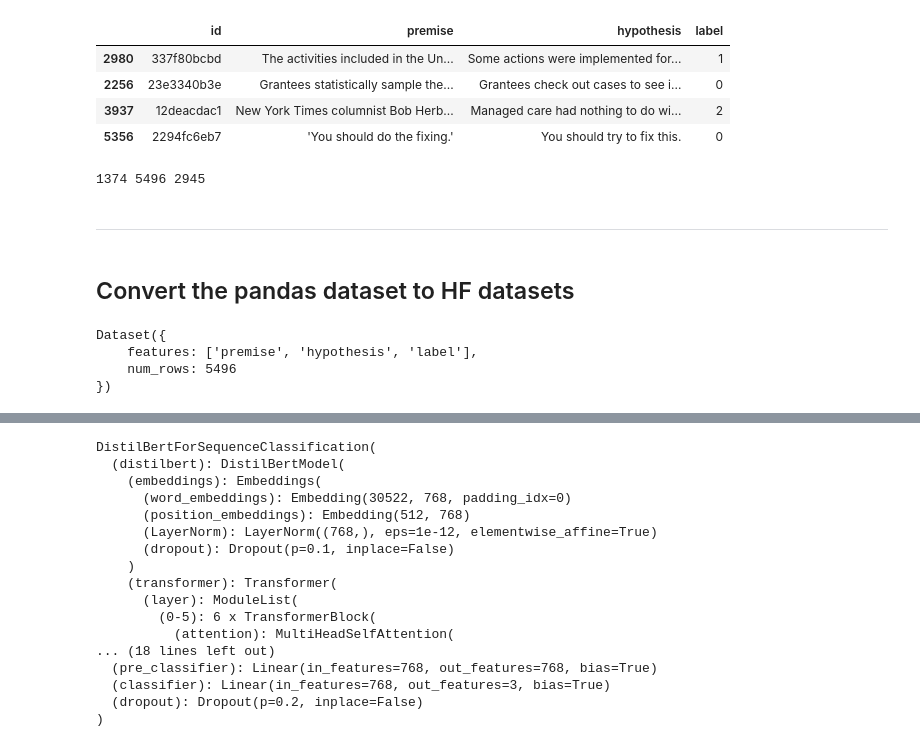
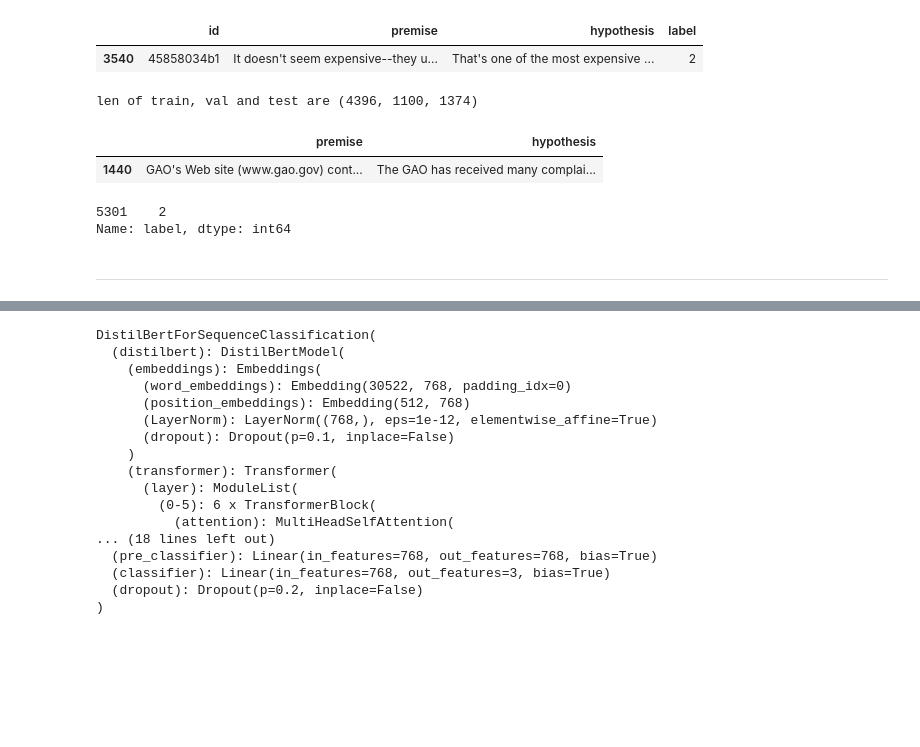
Before and after one commit to vishwjeetgithub/seq-classification-huggingface, a Jupyter notebook: train_with_pytorch.ipynb, the cells around one changed output, grey strips where cells are left out. Drawn from its saved outputs; the diff is of its cells as text; code cells hidden in the pictures; blank space fills up the shorter version.

```diff
--- a/train_with_pytorch.ipynb
+++ b/train_with_pytorch.ipynb
@@ -14,8 +15,0 @@ test_df = pd.read_csv("data/testing_data.csv")
-# %%
-train_df.sample(4)
-# %% [output]
-|  | id | premise | hypothesis | label |
-| 2980 | 337f80bcbd | The activities included in the Un... | Some actions were implemented for... | 1 |
-| 2256 | 23e3340b3e | Grantees statistically sample the... | Grantees check out cases to see i... | 0 |
-| 3937 | 12deacdac1 | New York Times columnist Bob Herb... | Managed care had nothing to do wi... | 2 |
-| 5356 | 2294fc6eb7 | 'You should do the fixing.' | You should try to fix this. | 0 |
@@ -26,4 +16,5 @@ train_df = train_df[val_length:]
-# %%
-print(len(val_df), len(train_df), len(test_df))
-# %% [output]
-1374 5496 2945
+# %%
+df.sample()
+# %% [output]
+|  | id | premise | hypothesis | label |
+| 3540 | 45858034b1 | It doesn't seem expensive--they u... | That's one of the most expensive ... | 2 |
@@ -30,4 +25,16 @@ print(len(val_df), len(train_df), len(test_df))
+# %%
+print(f"len of train, val and test are {len(X_train), len(X_val), len(X_test)}")
+# %% [output]
+len of train, val and test are (4396, 1100, 1374)
+# %%
+X_train.sample()
+# %% [output]
+|  | premise | hypothesis |
+| 1440 | GAO's Web site (www.gao.gov) cont... | The GAO has received many complai... |
+# %%
+y_train.sample()
+# %% [output]
+5301    2
+Name: label, dtype: int64
 # %% [markdown]
 ___
-# %% [markdown]
-## Convert the pandas dataset to HF datasets
@@ -38,7 +40,0 @@ test_dataset = Dataset.from_pandas(test_df.drop(columns=["id"]))
-# %%
-train_dataset
-# %% [output]
-Dataset({
-    features: ['premise', 'hypothesis', 'label'],
-    num_rows: 5496
-})
```
Also changed, not shown: parts of 42 cells of this notebook.
